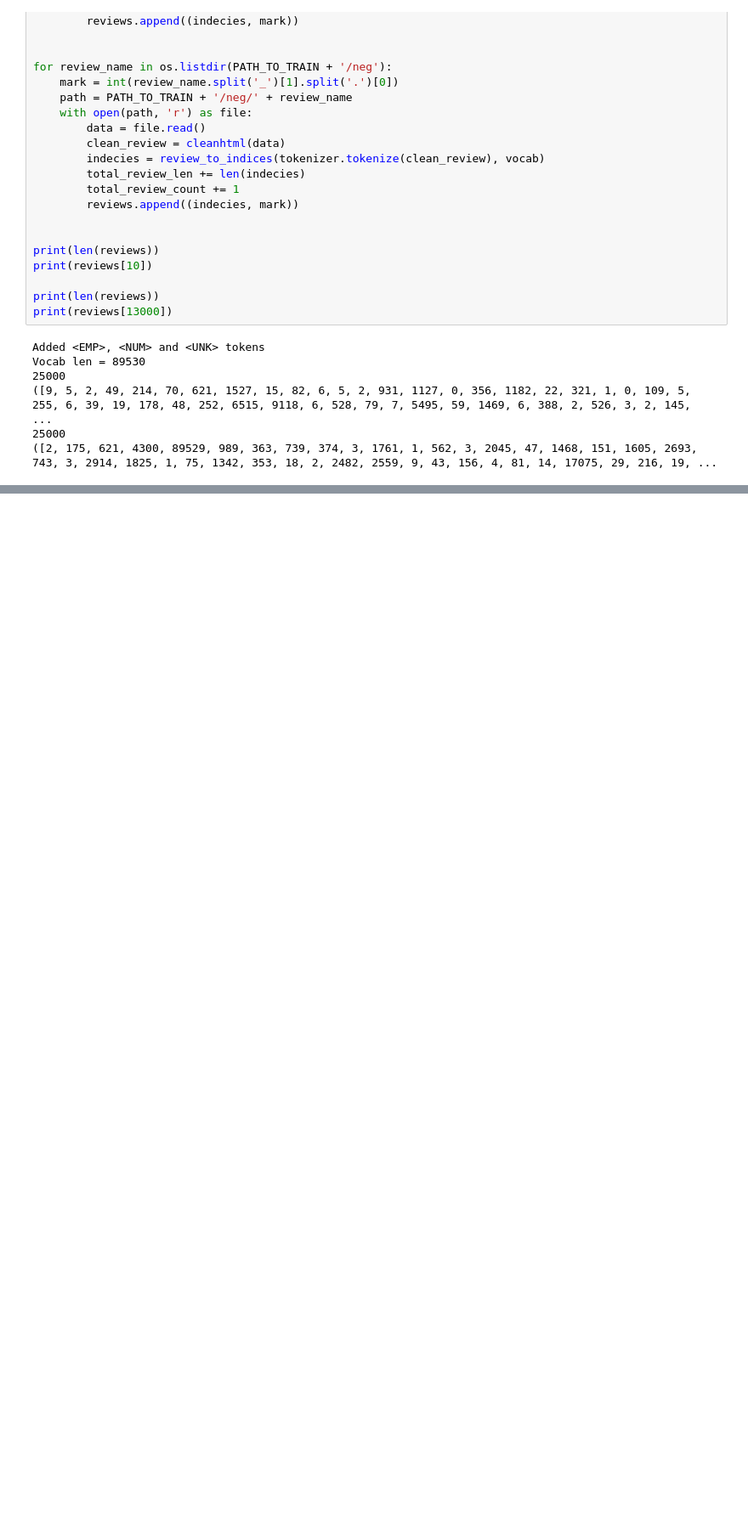
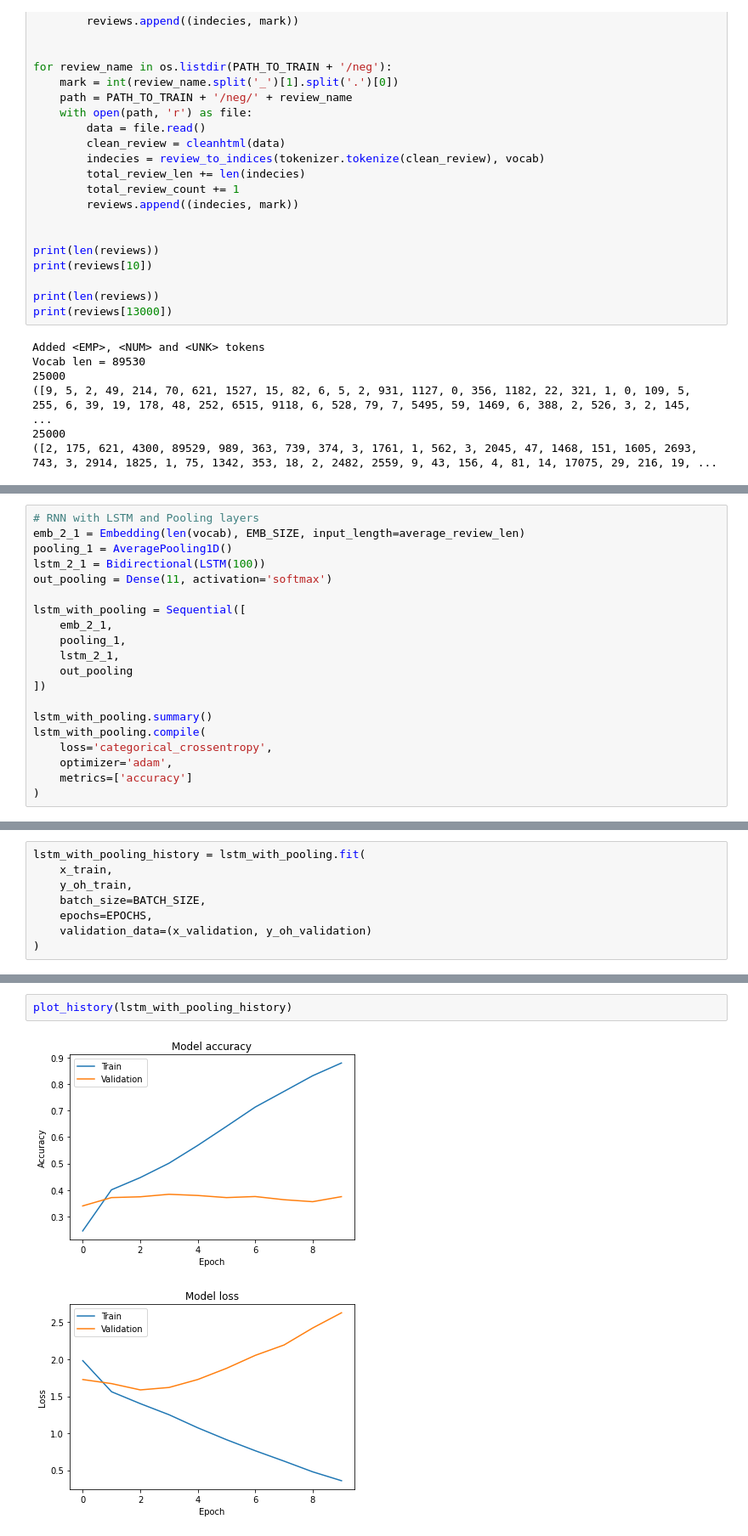
Before and after one commit to MegaPapa/deep-learning, a Jupyter notebook: dl_7/dl_7_jn.ipynb, the cells around one changed output, grey strips where cells are left out. Shown at 85% size. Drawn from its saved outputs; the diff is of its cells as text; blank space fills up the shorter version.

```diff
--- a/dl_7/dl_7_jn.ipynb
+++ b/dl_7/dl_7_jn.ipynb
@@ -224,0 +423,20 @@ ValueError: Error when checking target: expected dense_6 to have shape (10,) but
+# %%
+# RNN with LSTM and Pooling layers
+emb_2_1 = Embedding(len(vocab), EMB_SIZE, input_length=average_review_len)
+pooling_1 = AveragePooling1D()
+lstm_2_1 = Bidirectional(LSTM(100))
+out_pooling = Dense(11, activation='softmax')
+
+lstm_with_pooling = Sequential([
+    emb_2_1,
+    pooling_1,
+    lstm_2_1,
+    out_pooling
+])
+
+lstm_with_pooling.summary()
+lstm_with_pooling.compile(
+    loss='categorical_crossentropy',
+    optimizer='adam',
+    metrics=['accuracy']
+)
@@ -224,0 +460,8 @@ ValueError: Error when checking target: expected dense_6 to have shape (10,) but
+# %%
+lstm_with_pooling_history = lstm_with_pooling.fit(
+    x_train,
+    y_oh_train,
+    batch_size=BATCH_SIZE,
+    epochs=EPOCHS,
+    validation_data=(x_validation, y_oh_validation)
+)
@@ -224,0 +486,5 @@ ValueError: Error when checking target: expected dense_6 to have shape (10,) but
+# %%
+plot_history(lstm_with_pooling_history)
+# %% [output]
+[figure, added]
+[figure, added]
```
Also changed, not shown: parts of 26 cells of this notebook.
